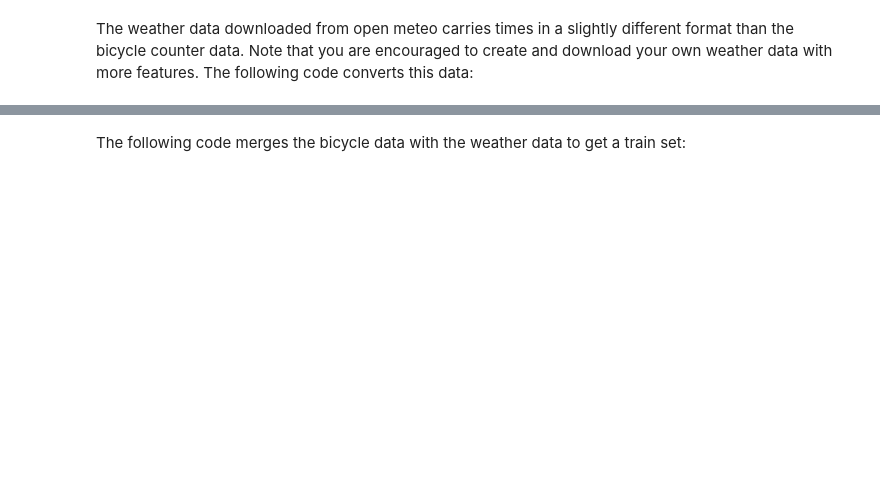
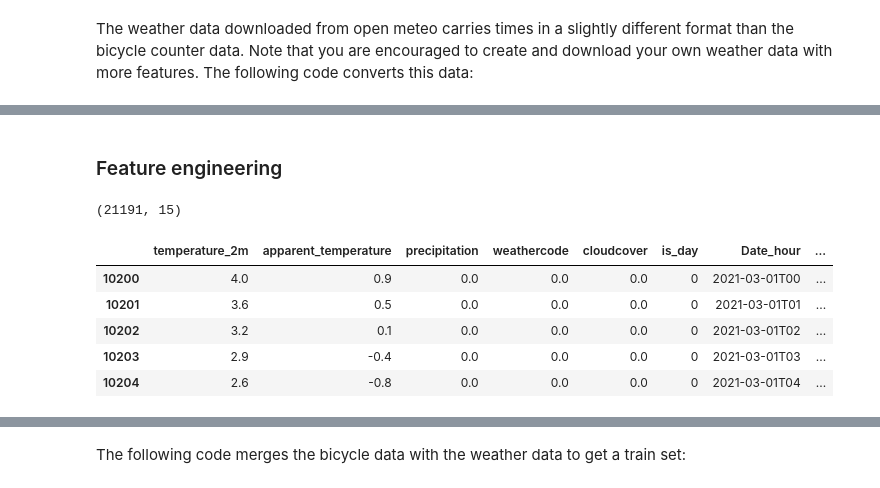
Before and after one commit to Lucmeister55/MLLS_Project1, a Jupyter notebook: project-1-starter-notebook.ipynb, the cells around one changed output, grey strips where cells are left out. Saved outputs shown, nothing was run; the diff lists cells and outputs as text; code cells hidden in the pictures; blank space fills up the shorter version.

```diff
--- a/project-1-starter-notebook.ipynb
+++ b/project-1-starter-notebook.ipynb
@@ -165,0 +111,31 @@ weather_data.head()
+# %% [markdown]
+### Feature engineering
+# %%
+feature_data = weather_data.copy()
+feature_data['weekday'] = date_time.dt.strftime('%A')
+feature_data['hour'] = date_time.dt.hour
+feature_data["month"] = date_time.dt.month
+feature_data['hour_sin'] = np.sin(2 * np.pi * feature_data['hour'] / 24)
+def get_season(date):
+    month = date.month
+    if 3 <= month <= 5:
+        return 'Spring'
+    elif 6 <= month <= 8:
+        return 'Summer'
+    elif 9 <= month <= 11:
+        return 'Fall'
+    else:
+        return 'Winter'
+feature_data['season'] = feature_data['date'].apply(get_season)
+feature_data['next_day'] = date_time + timedelta(days=1)
+feature_data['prev_day'] = date_time - timedelta(days=1)
+print(feature_data.shape)
+feature_data.head()
+# %% [output]
+(21191, 15)
+|  | temperature_2m | apparent_temperature | precipitation | weathercode | cloudcover | is_day | Date_hour | ... |
+| 10200 | 4.0 | 0.9 | 0.0 | 0.0 | 0.0 | 0 | 2021-03-01T00 | ... |
+| 10201 | 3.6 | 0.5 | 0.0 | 0.0 | 0.0 | 0 | 2021-03-01T01 | ... |
+| 10202 | 3.2 | 0.1 | 0.0 | 0.0 | 0.0 | 0 | 2021-03-01T02 | ... |
+| 10203 | 2.9 | -0.4 | 0.0 | 0.0 | 0.0 | 0 | 2021-03-01T03 | ... |
+| 10204 | 2.6 | -0.8 | 0.0 | 0.0 | 0.0 | 0 | 2021-03-01T04 | ... |
```
Also changed, not shown: parts of 19 cells of this notebook, 2 other files.
